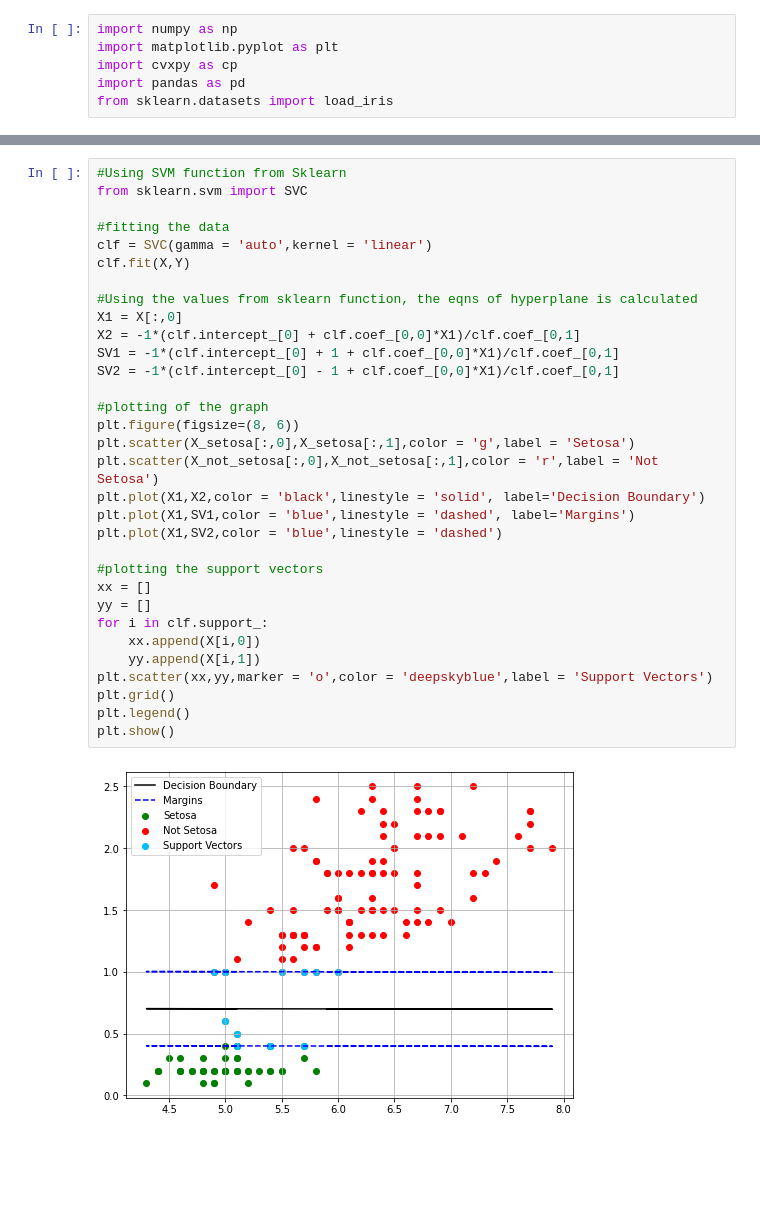
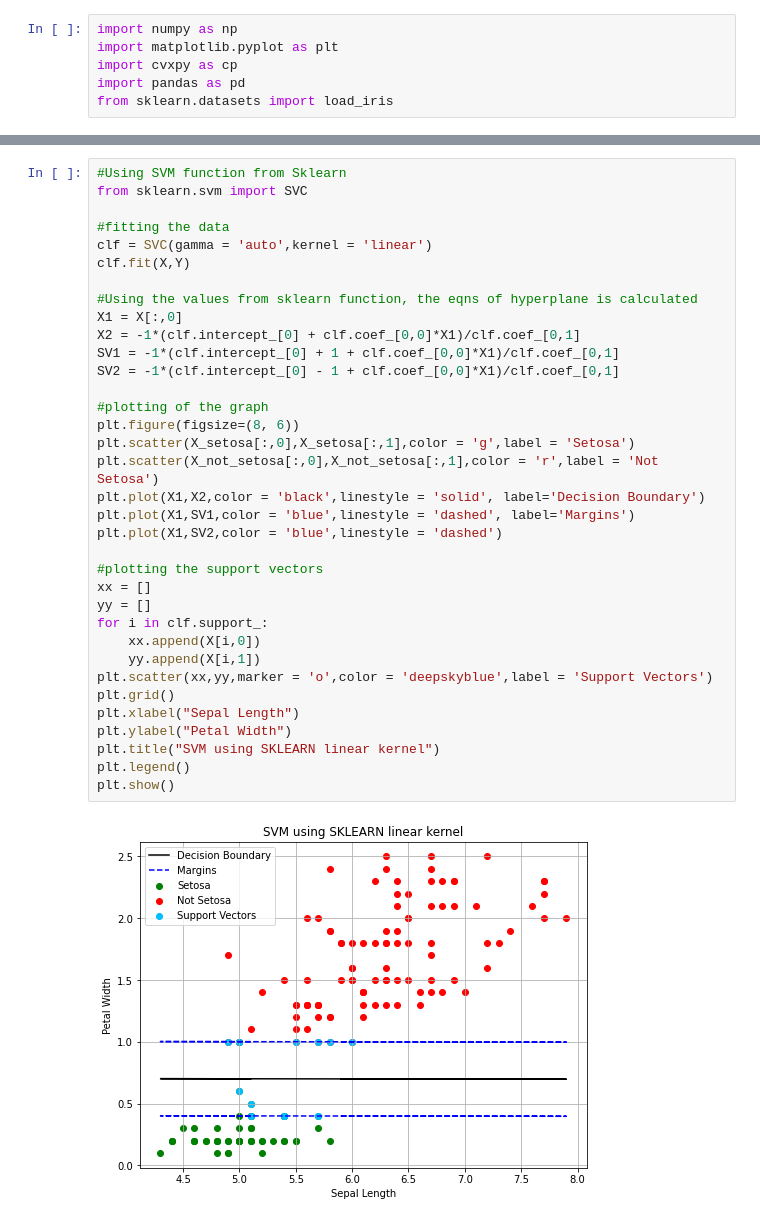
Before and after one commit to arkaprabha10/Machine-Learning, a Jupyter notebook: Lab 5/q3.ipynb, the cells around one changed output, grey strips where cells are left out. Saved outputs shown, nothing was run; the diff lists cells and outputs as text; blank space fills up the shorter version.

```diff
--- a/Lab 5/q3.ipynb
+++ b/Lab 5/q3.ipynb
@@ -77,34 +94,37 @@ from sklearn.svm import SVC
 
 #fitting the data
 clf = SVC(gamma = 'auto',kernel = 'linear')
 clf.fit(X,Y)
 
 #Using the values from sklearn function, the eqns of hyperplane is calculated
 X1 = X[:,0]
 X2 = -1*(clf.intercept_[0] + clf.coef_[0,0]*X1)/clf.coef_[0,1]
 SV1 = -1*(clf.intercept_[0] + 1 + clf.coef_[0,0]*X1)/clf.coef_[0,1]
 SV2 = -1*(clf.intercept_[0] - 1 + clf.coef_[0,0]*X1)/clf.coef_[0,1]
 
 #plotting of the graph
 plt.figure(figsize=(8, 6))
 plt.scatter(X_setosa[:,0],X_setosa[:,1],color = 'g',label = 'Setosa')
 plt.scatter(X_not_setosa[:,0],X_not_setosa[:,1],color = 'r',label = 'Not Setosa')
 plt.plot(X1,X2,color = 'black',linestyle = 'solid', label='Decision Boundary')
 plt.plot(X1,SV1,color = 'blue',linestyle = 'dashed', label='Margins')
 plt.plot(X1,SV2,color = 'blue',linestyle = 'dashed')
 
 #plotting the support vectors
 xx = []
 yy = []
 for i in clf.support_:
     xx.append(X[i,0])
     yy.append(X[i,1])
 plt.scatter(xx,yy,marker = 'o',color = 'deepskyblue',label = 'Support Vectors')
 plt.grid()
+plt.xlabel("Sepal Length")
+plt.ylabel("Petal Width")
+plt.title("SVM using SKLEARN linear kernel")
 plt.legend()
 plt.show()
 # %% [output]
-[figure, old version]
+[figure, new version]
 # %%
 #Applying SVM only on the Support Vectors
 X = sv_x
```
Also changed, not shown: parts of 3 cells of this notebook.
